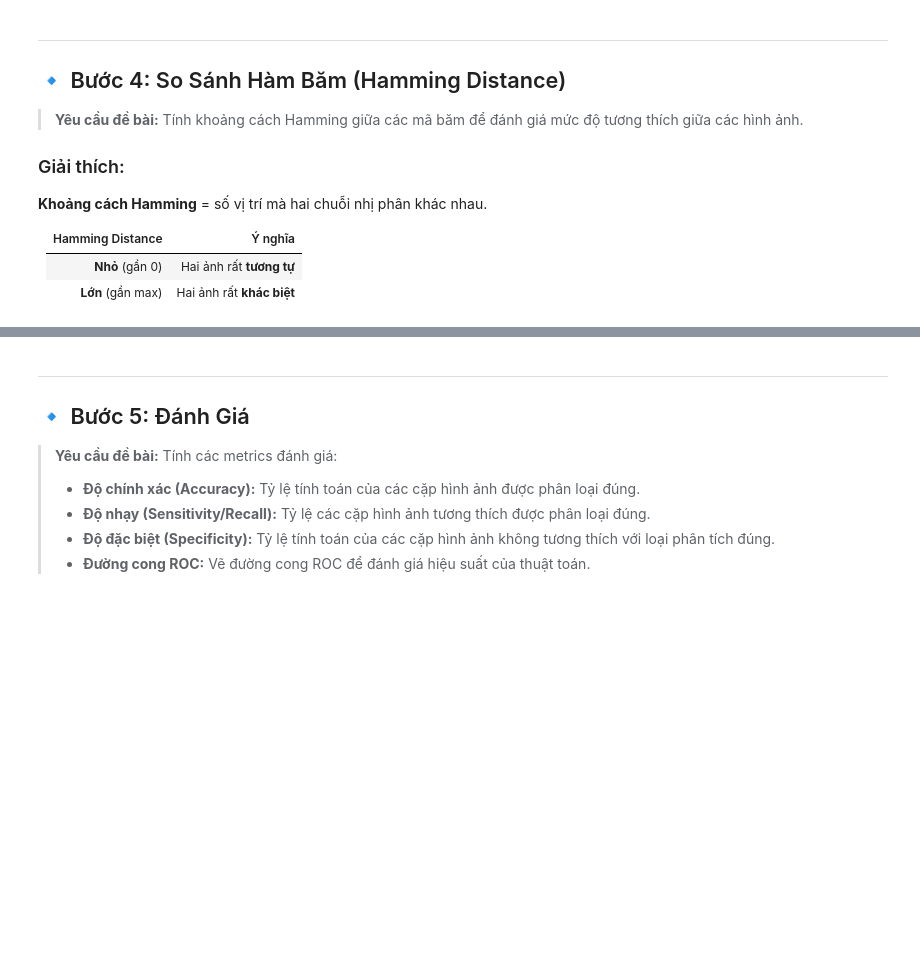
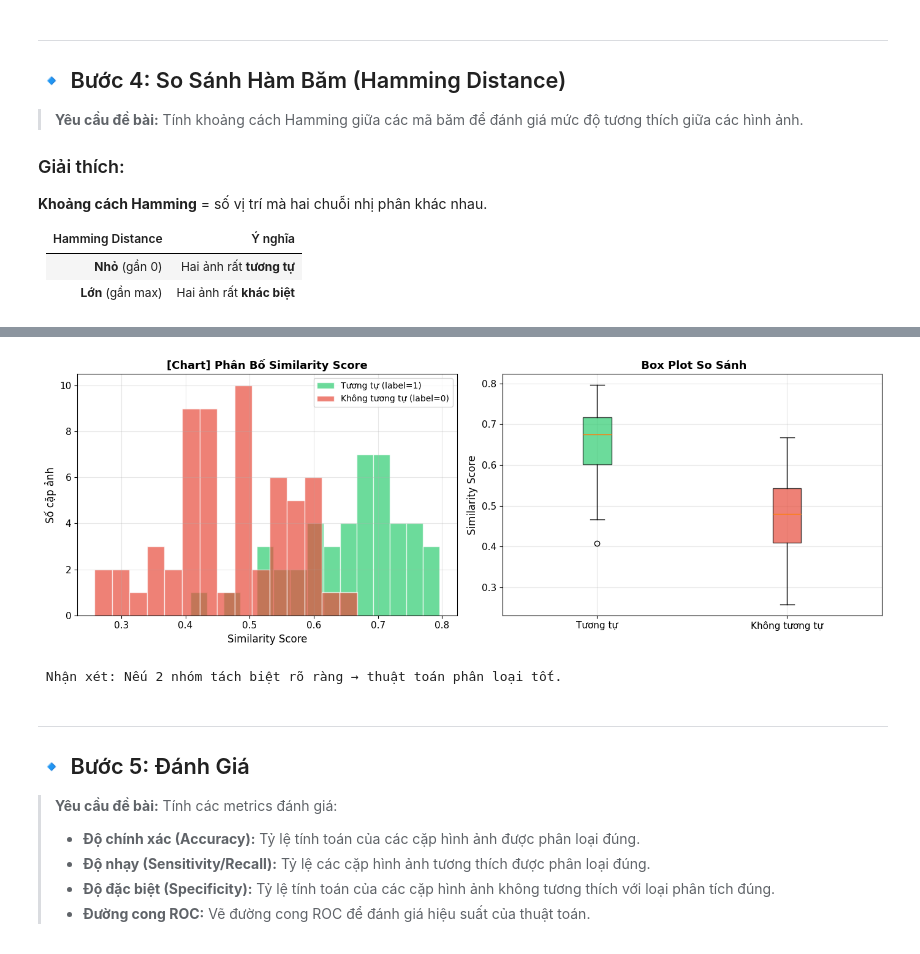
Before and after one commit to NguyenHoangLe0701/Image-Processing-Lab, a Jupyter notebook: Lab3_Part1/notebooks/lab4_wavelet_hashing.ipynb, the cells around one changed output, grey strips where cells are left out. Saved outputs shown, nothing was run; the diff lists cells and outputs as text; code cells hidden in the pictures; blank space fills up the shorter version.

```diff
--- a/Lab3_Part1/notebooks/lab4_wavelet_hashing.ipynb
+++ b/Lab3_Part1/notebooks/lab4_wavelet_hashing.ipynb
@@ -429,7 +456,7 @@ print(f"   Cặp không tương tự (label=0): {labels.count(0)}")
 distances = []
 similarities = []
 
-print("📏 BẢNG KHOẢNG CÁCH HAMMING:")
+print(" BẢNG KHOẢNG CÁCH HAMMING:")
 print("=" * 85)
 print(f"  {'Ảnh 1':25s} | {'Ảnh 2':25s} | {'Distance':>8s} | {'Similarity':>10s} | {'Label':>5s}")
 print("-" * 85)
@@ -439,10 +466,10 @@ for (img1, img2), label in zip(pairs, labels):
     distances.append(dist)
     similarities.append(sim)
 
-    label_icon = "🟢" if label == 1 else "🔴"
+    label_icon = "[+]" if label == 1 else "[-]"
     print(f"  {img1:25s} | {img2:25s} | {dist:8d} | {sim:10.4f} | {label_icon} {label}")
 
 print("=" * 85)
-print(f"\n📊 Thống kê:")
+print(f"\n Thống kê:")
 print(f"   Similarity trung bình (cặp tương tự)     : {np.mean([s for s, l in zip(similarities, labels) if l == 1]):.4f}")
 print(f"   Similarity trung bình (cặp không tương tự): {np.mean([s for s, l in zip(similarities, labels) if l == 0]):.4f}")
@@ -450,37 +495,40 @@ print(f"   Similarity trung bình (cặp không tương tự): {np.mean([s for s
 # ============================================================
 # BƯỚC 4.4: TRỰC QUAN HÓA PHÂN BỐ KHOẢNG CÁCH
 # ============================================================
 
 sim_similar = [s for s, l in zip(similarities, labels) if l == 1]
 sim_dissimilar = [s for s, l in zip(similarities, labels) if l == 0]
 
 fig, axes = plt.subplots(1, 2, figsize=(14, 5))
 
 # Histogram
 axes[0].hist(sim_similar, bins=15, alpha=0.7, color='#2ecc71', label='Tương tự (label=1)', edgecolor='white')
 axes[0].hist(sim_dissimilar, bins=15, alpha=0.7, color='#e74c3c', label='Không tương tự (label=0)', edgecolor='white')
 axes[0].set_xlabel('Similarity Score', fontsize=12)
 axes[0].set_ylabel('Số cặp ảnh', fontsize=12)
-axes[0].set_title('📊 Phân Bố Similarity Score', fontsize=13, fontweight='bold')
+axes[0].set_title('[Chart] Phân Bố Similarity Score', fontsize=13, fontweight='bold')
 axes[0].legend(fontsize=10)
 axes[0].grid(True, alpha=0.3)
 
 # Box plot
 bp = axes[1].boxplot([sim_similar, sim_dissimilar],
-                     labels=['Tương tự', 'Không tương tự'],
+                     tick_labels=['Tương tự', 'Không tương tự'],
                      patch_artist=True)
 bp['boxes'][0].set_facecolor('#2ecc71')
 bp['boxes'][1].set_facecolor('#e74c3c')
 for box in bp['boxes']:
     box.set_alpha(0.7)
 axes[1].set_ylabel('Similarity Score', fontsize=12)
-axes[1].set_title('📦 Box Plot So Sánh', fontsize=13, fontweight='bold')
+axes[1].set_title(' Box Plot So Sánh', fontsize=13, fontweight='bold')
 axes[1].grid(True, alpha=0.3)
 
 plt.tight_layout()
 plt.show()
 
-print("💡 Nhận xét: Nếu 2 nhóm tách biệt rõ ràng → thuật toán phân loại tốt.")
+print(" Nhận xét: Nếu 2 nhóm tách biệt rõ ràng → thuật toán phân loại tốt.")
+# %% [output]
+[figure, added]
+ Nhận xét: Nếu 2 nhóm tách biệt rõ ràng → thuật toán phân loại tốt.
 # %% [markdown]
 ---
 ## 🔹 Bước 5: Đánh Giá
```
Also changed, not shown: parts of 19 cells of this notebook, 15 other files.
